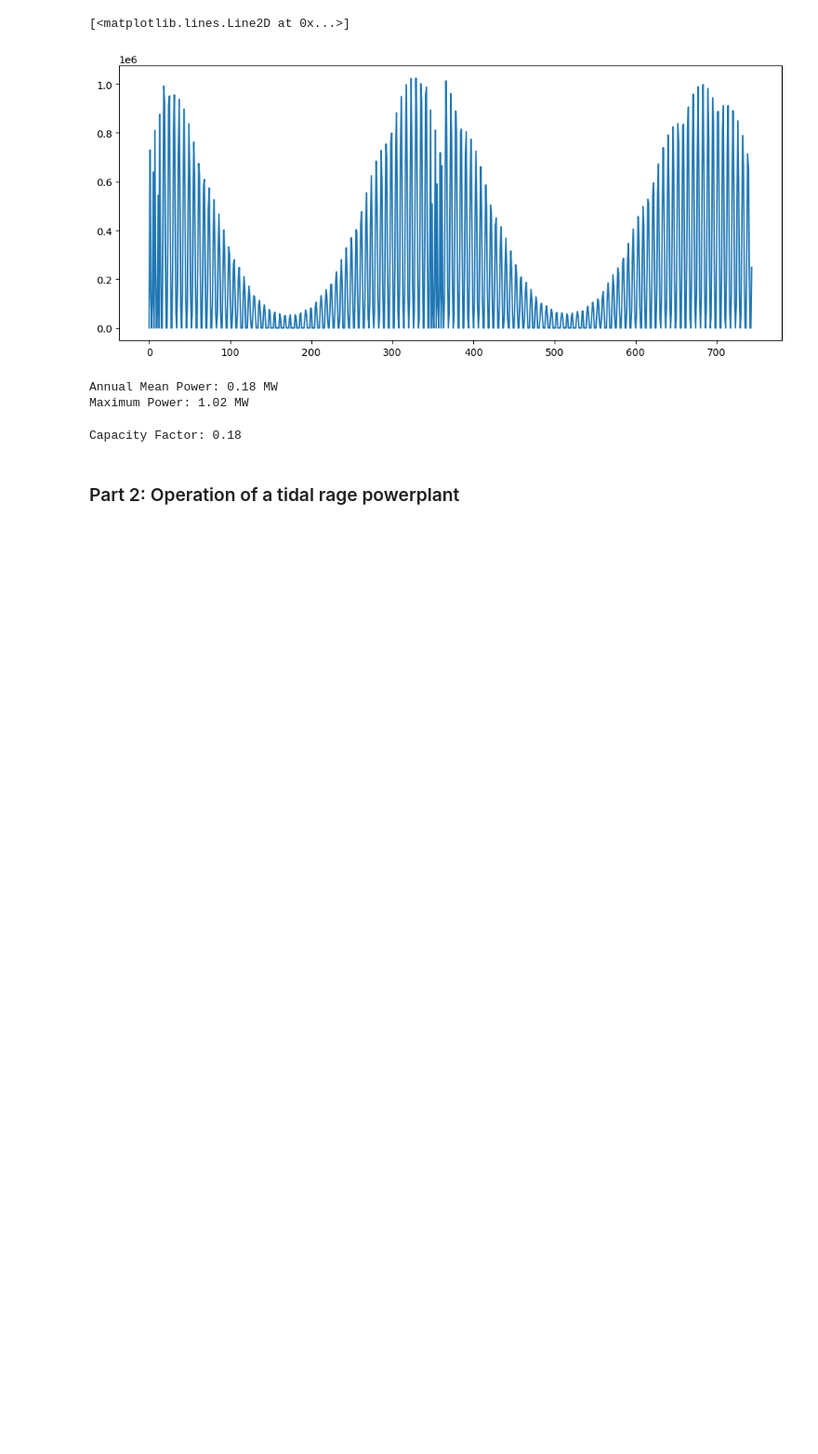
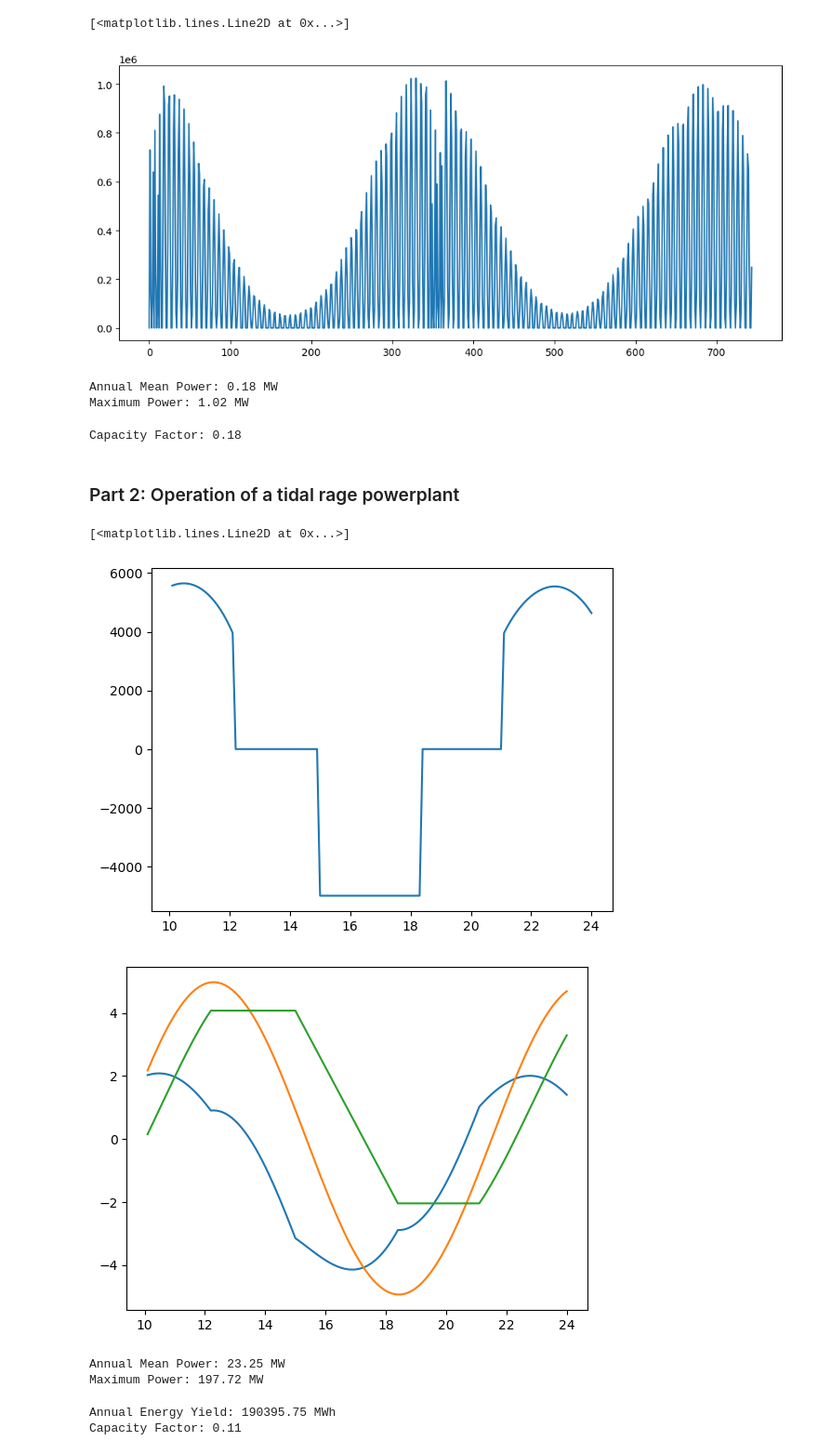
Before and after one commit to Aqdas-M/Offshore-Renewable-Technologies, a Jupyter notebook: Assignment 2/Assignment_2_Code.ipynb, the cells around one changed output. Shown at 93% size. Cells and saved outputs as stored; diff of their text form; code cells hidden in the pictures; blank space fills up the shorter version.

```diff
--- a/Assignment 2/Assignment_2_Code.ipynb
+++ b/Assignment 2/Assignment_2_Code.ipynb
@@ -87,0 +133,31 @@ Capacity Factor: 0.18
+# %%
+plt.plot(t[100:240], Q[100:240])
+plt.plot(t[100:240], P[100:240])
+plt.figure()
+plt.plot(t[100:240], H[100:240])
+plt.plot(t[100:240], eta_sea[100:240])
+plt.plot(t[100:240], Z[100:240])
+# %% [output]
+[<matplotlib.lines.Line2D at 0x...>]
+[figure, added]
+[figure, added]
+# %%
+# Annual mean and max produced power
+
+P_mean =  np.mean(P) / 1e6  # in MW
+print(f'Annual Mean Power: {P_mean:.2f} MW')
+P_max = np.max(P) / 1e6  # in MW
+print(f'Maximum Power: {P_max:.2f} MW')
+# %% [output]
+Annual Mean Power: 23.25 MW
+Maximum Power: 197.72 MW
+# %%
+# Annual Energy yield and Capacity Factor
+annual_energy_yield = np.trapezoid(P)*24.377 / 1e6 / 10  # to go from MW * 0.1h to MWh
+print(f'Annual Energy Yield: {annual_energy_yield:.2f} MWh')
+
+CF = annual_energy_yield / (200 *8760)  # Capacity Factor
+print(f'Capacity Factor: {CF:.2f}')
+# %% [output]
+Annual Energy Yield: 190395.75 MWh
+Capacity Factor: 0.11
```
Also changed, not shown: parts of 1 cell of this notebook.
